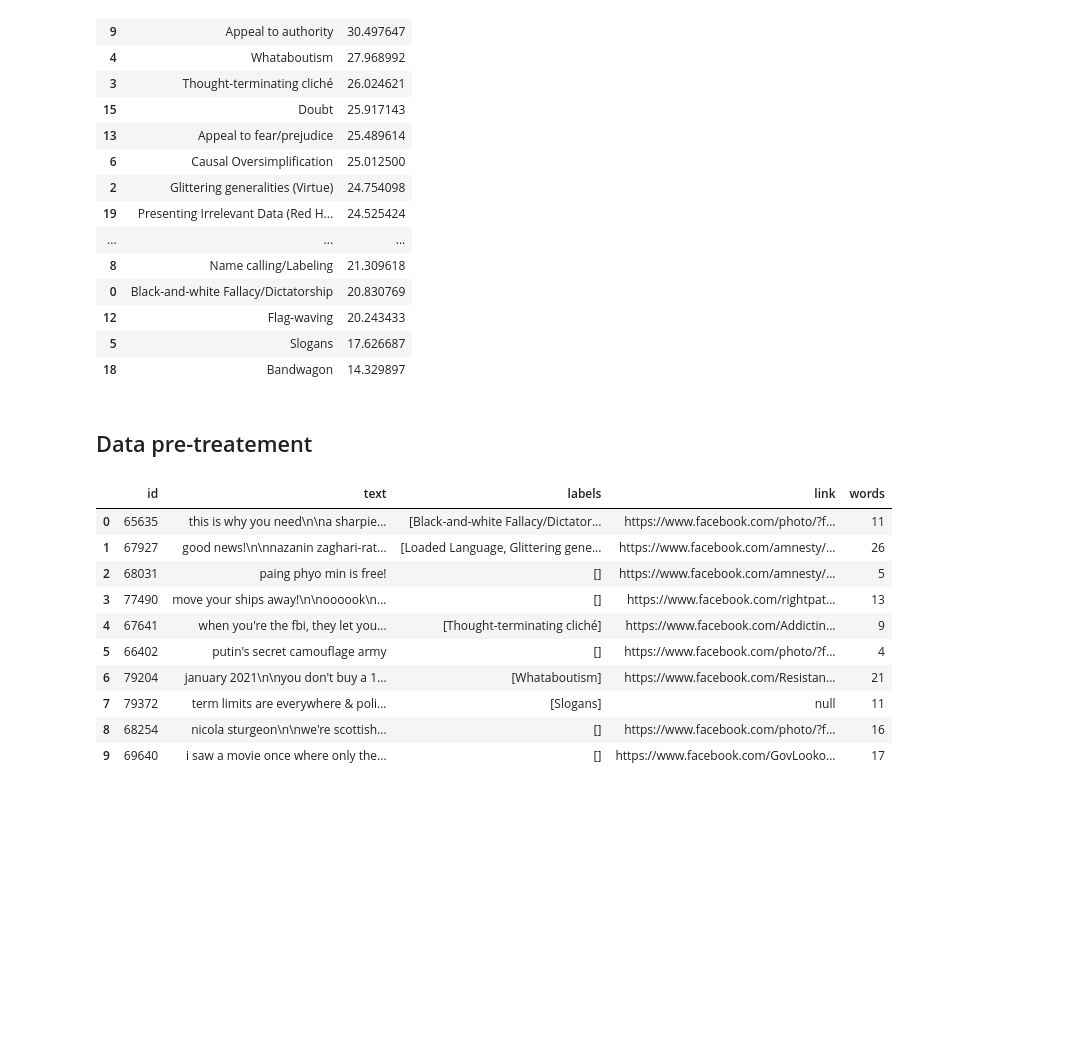
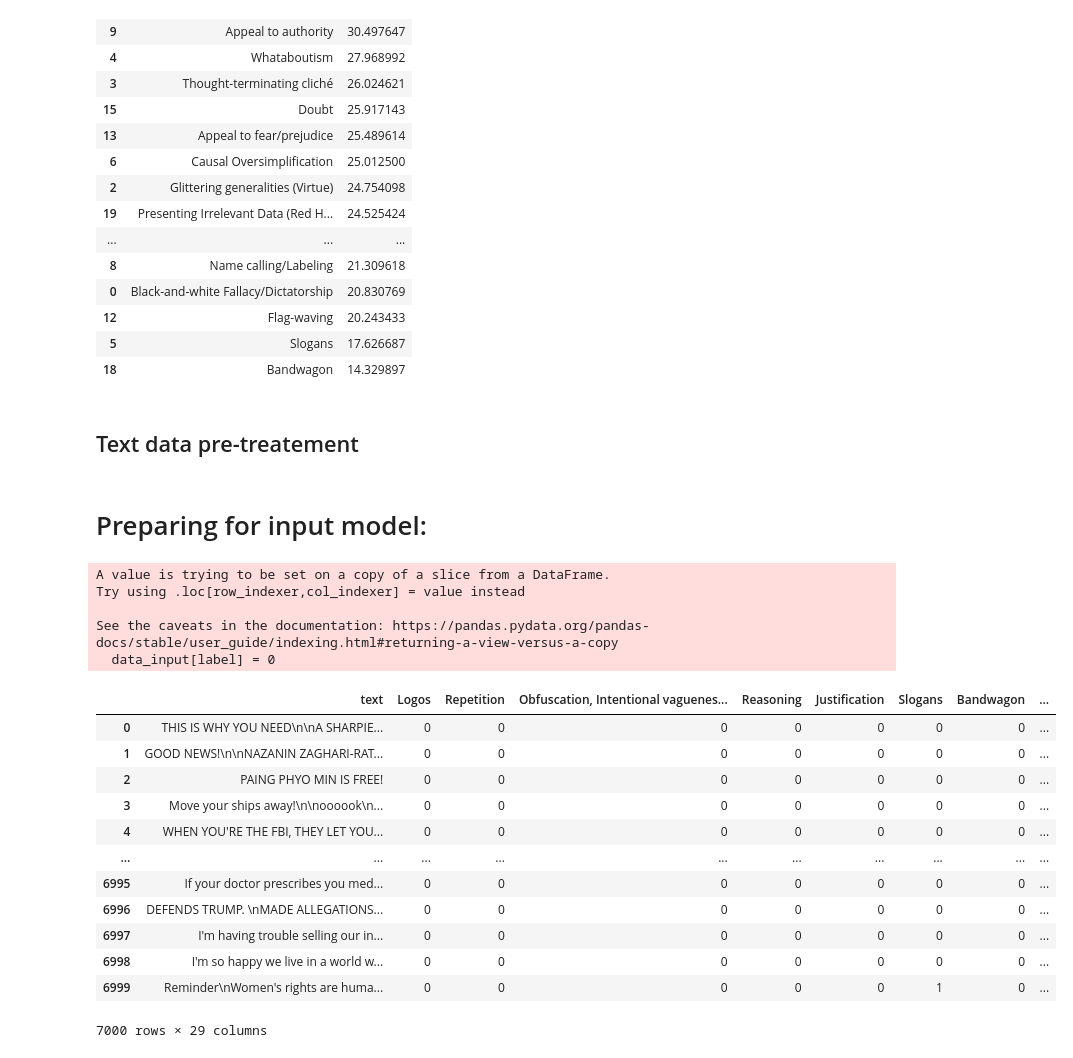
Before and after one commit to jaimeMontea/detection_techniques_memes, a Jupyter notebook: analysis.ipynb, the cells around one changed output. Cells and saved outputs as stored; diff of their text form; code cells hidden in the pictures; blank space fills up the shorter version.

```diff
--- a/analysis.ipynb
+++ b/analysis.ipynb
@@ -4,6 +4,7 @@ from collections import Counter, defaultdict
 import matplotlib.pyplot as plt
 # %%
 pd.set_option('display.max_colwidth', None)
+pd.set_option('display.max_columns', None)
 # %% [markdown]
 ## Data Analysis on data
 # %%
@@ -124,23 +125,48 @@ count_words_df.sort_values(by="average", ascending=False)
 | 5 | Slogans | 17.626687 |
 | 18 | Bandwagon | 14.329897 |
 # %% [markdown]
-## Data pre-treatement
+## Text data pre-treatement
 # %%
 # Normalizing data
 
 # Lowering data
 data["text"] = data["text"].str.lower()
-# %%
-data.head(10)
-# %% [output]
-|  | id | text | labels | link | words |
-| 0 | 65635 | this is why you need\n\na sharpie... | [Black-and-white Fallacy/Dictator... | https://www.facebook.com/photo/?f... | 11 |
-| 1 | 67927 | good news!\n\nnazanin zaghari-rat... | [Loaded Language, Glittering gene... | https://www.facebook.com/amnesty/... | 26 |
-| 2 | 68031 | paing phyo min is free! | [] | https://www.facebook.com/amnesty/... | 5 |
-| 3 | 77490 | move your ships away!\n\noooook\n... | [] | https://www.facebook.com/rightpat... | 13 |
-| 4 | 67641 | when you're the fbi, they let you... | [Thought-terminating cliché] | https://www.facebook.com/Addictin... | 9 |
-| 5 | 66402 | putin's secret camouflage army | [] | https://www.facebook.com/photo/?f... | 4 |
-| 6 | 79204 | january 2021\n\nyou don't buy a 1... | [Whataboutism] | https://www.facebook.com/Resistan... | 21 |
-| 7 | 79372 | term limits are everywhere & poli... | [Slogans] | null | 11 |
-| 8 | 68254 | nicola sturgeon\n\nwe're scottish... | [] | https://www.facebook.com/photo/?f... | 16 |
-| 9 | 69640 | i saw a movie once where only the... | [] | https://www.facebook.com/GovLooko... | 17 |
+# %% [markdown]
+# Preparing for input model:
+# %%
+# Keeping only interesting columns for model
+data_input = data[["text", "labels"]]
+
+# Initializing columns for each label
+for label in all_classes:
+    data_input[label] = 0
+
+# Seeting to 1 if the label is presented in each row
+for i, row in data_input.iterrows():
+    for label in row["labels"]:
+        column_index = data_input.columns.to_list().index(label)
+        data_input.iloc[i, column_index] = 1
+
+# Removing list of labels column
+del data_input["labels"]
+
+data_input
+# %% [output]
+A value is trying to be set on a copy of a slice from a DataFrame.
+Try using .loc[row_indexer,col_indexer] = value instead
+
+See the caveats in the documentation: https://pandas.pydata.org/pandas-docs/stable/user_guide/indexing.html#returning-a-view-versus-a-copy
+  data_input[label] = 0
+|  | text | Logos | Repetition | Obfuscation, Intentional vaguenes... | Reasoning | Justification | Slogans | Bandwagon | ... |
+| 0 | THIS IS WHY YOU NEED\n\nA SHARPIE... | 0 | 0 | 0 | 0 | 0 | 0 | 0 | ... |
+| 1 | GOOD NEWS!\n\nNAZANIN ZAGHARI-RAT... | 0 | 0 | 0 | 0 | 0 | 0 | 0 | ... |
+| 2 | PAING PHYO MIN IS FREE! | 0 | 0 | 0 | 0 | 0 | 0 | 0 | ... |
+| 3 | Move your ships away!\n\noooook\n... | 0 | 0 | 0 | 0 | 0 | 0 | 0 | ... |
+| 4 | WHEN YOU'RE THE FBI, THEY LET YOU... | 0 | 0 | 0 | 0 | 0 | 0 | 0 | ... |
+| ... | ... | ... | ... | ... | ... | ... | ... | ... | ... |
+| 6995 | If your doctor prescribes you med... | 0 | 0 | 0 | 0 | 0 | 0 | 0 | ... |
+| 6996 | DEFENDS TRUMP. \nMADE ALLEGATIONS... | 0 | 0 | 0 | 0 | 0 | 0 | 0 | ... |
+| 6997 | I'm having trouble selling our in... | 0 | 0 | 0 | 0 | 0 | 0 | 0 | ... |
+| 6998 | I'm so happy we live in a world w... | 0 | 0 | 0 | 0 | 0 | 0 | 0 | ... |
+| 6999 | Reminder\nWomen's rights are huma... | 0 | 0 | 0 | 0 | 0 | 1 | 0 | ... |
+7000 rows × 29 columns
```
Also changed, not shown: 1 other file.
